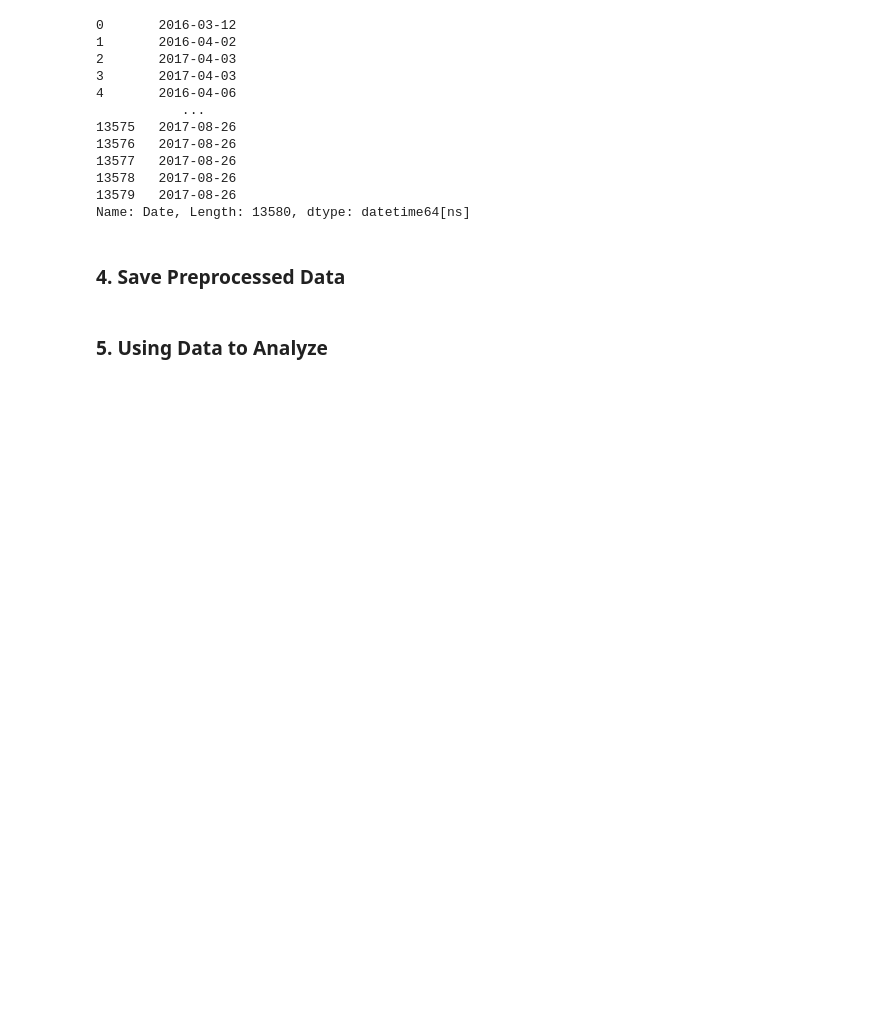
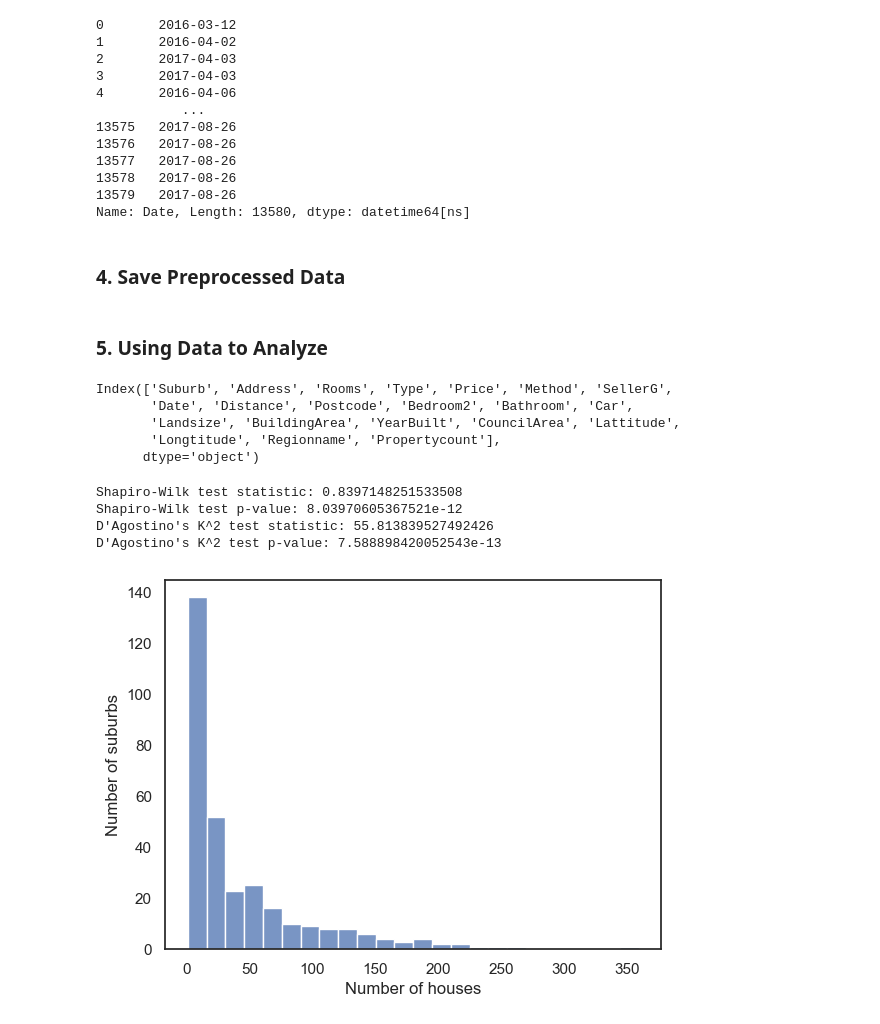
Before and after one commit to WhatKS/DA_Course_QILIU, a Jupyter notebook: 2023_01_03/Melbourne_house.ipynb, the cells around one changed output. Drawn from its saved outputs; the diff is of its cells as text; code cells hidden in the pictures; blank space fills up the shorter version.

```diff
--- a/2023_01_03/Melbourne_house.ipynb
+++ b/2023_01_03/Melbourne_house.ipynb
@@ -255,3 +255,36 @@ houses.to_csv('/Users/lq/PycharmProjects/DA_Course/DataSource/DataSource_Melbour
 ### 5. Using Data to Analyze
 # %%
 houses = pd.read_csv('/Users/lq/PycharmProjects/DA_Course/DataSource/DataSource_Melbourne_house/melb_data_cleaned.csv')
+# %%
+houses.columns
+# %% [output]
+Index(['Suburb', 'Address', 'Rooms', 'Type', 'Price', 'Method', 'SellerG',
+       'Date', 'Distance', 'Postcode', 'Bedroom2', 'Bathroom', 'Car',
+       'Landsize', 'BuildingArea', 'YearBuilt', 'CouncilArea', 'Lattitude',
+       'Longtitude', 'Regionname', 'Propertycount'],
+      dtype='object')
+# %%
+from scipy.stats import shapiro, normaltest
+suburb_counts = houses['Suburb'].value_counts()
+# Test for normality using the Shapiro-Wilk test
+stat, p = shapiro(suburb_counts)
+print('Shapiro-Wilk test statistic:', stat)
+print('Shapiro-Wilk test p-value:', p)
+
+# Test for normality using the D'Agostino's K^2 test
+stat, p = normaltest(suburb_counts)
+print("D'Agostino's K^2 test statistic:", stat)
+print("D'Agostino's K^2 test p-value:", p)
+# %% [output]
+Shapiro-Wilk test statistic: 0.8397148251533508
+Shapiro-Wilk test p-value: 8.03970605367521e-12
+D'Agostino's K^2 test statistic: 55.813839527492426
+D'Agostino's K^2 test p-value: 7.588898420052543e-13
+# %%
+# Create a histogram of the suburb counts
+sns.histplot(suburb_counts)
+plt.xlabel('Number of houses')
+plt.ylabel('Number of suburbs')
+plt.show()
+# %% [output]
+[figure, added]
```
Also changed, not shown: parts of 25 cells of this notebook.
